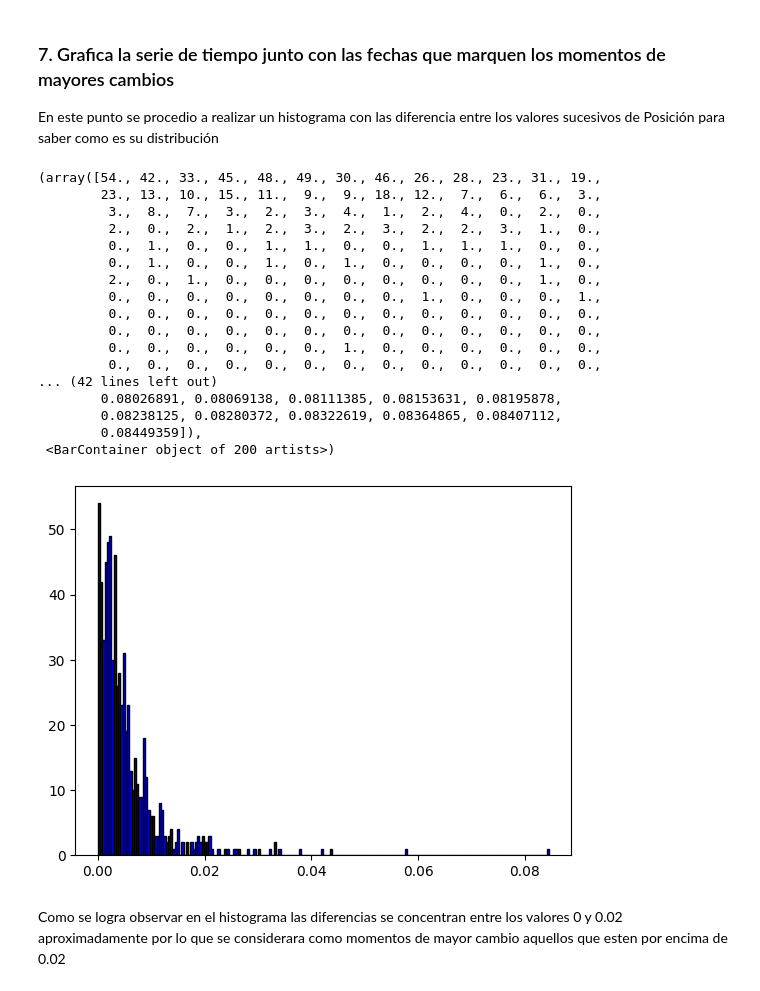
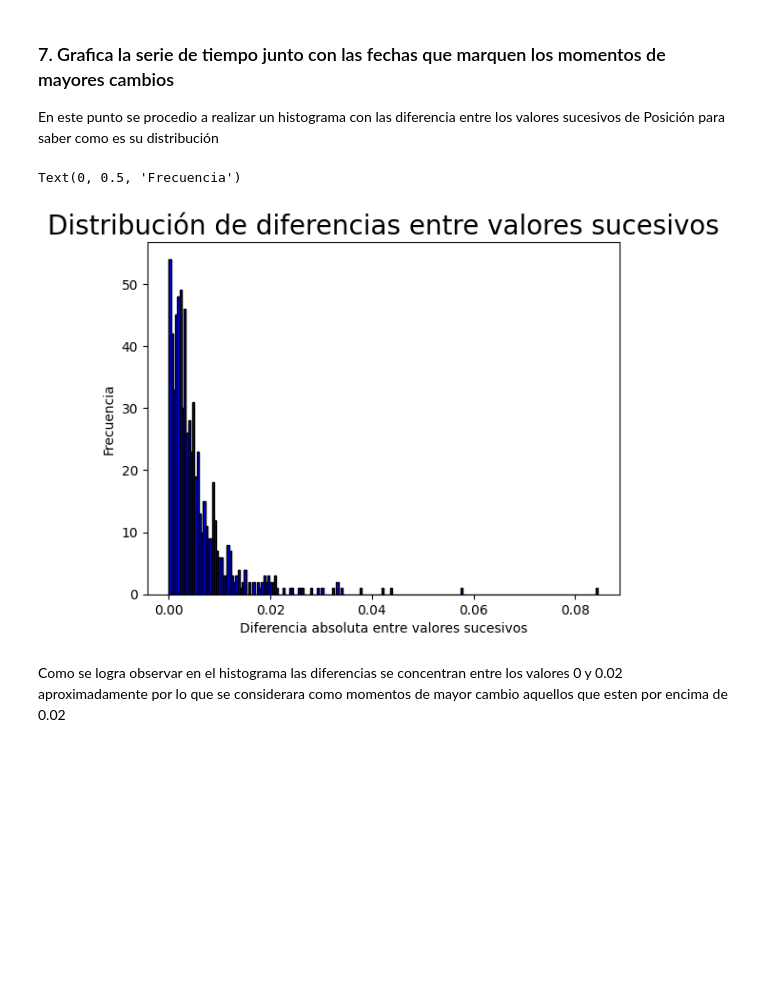
Before and after one commit to jdg16/solucion_giraldo_jupyter, a Jupyter notebook: prueba.ipynb, the cells around one changed output. Saved outputs shown, nothing was run; the diff lists cells and outputs as text; code cells hidden in the pictures; blank space fills up the shorter version.

```diff
--- a/prueba.ipynb
+++ b/prueba.ipynb
@@ -227,28 +255,17 @@ plt.legend(loc="upper left", fontsize=5)
 ### 7. Grafica la serie de tiempo junto con las fechas que marquen los momentos de mayores cambios
 
 En este punto se procedio a realizar un histograma con las diferencia entre los valores sucesivos de Posición para saber como es su distribución
-# %%
-data = df_acelero["Cambio_Posicion"].abs()
-plt.hist(data, bins=200, color="blue", edgecolor="black")
-# %% [output]
-(array([54., 42., 33., 45., 48., 49., 30., 46., 26., 28., 23., 31., 19.,
-        23., 13., 10., 15., 11.,  9.,  9., 18., 12.,  7.,  6.,  6.,  3.,
-         3.,  8.,  7.,  3.,  2.,  3.,  4.,  1.,  2.,  4.,  0.,  2.,  0.,
-         2.,  0.,  2.,  1.,  2.,  3.,  2.,  3.,  2.,  2.,  3.,  1.,  0.,
-         0.,  1.,  0.,  0.,  1.,  1.,  0.,  0.,  1.,  1.,  1.,  0.,  0.,
-         0.,  1.,  0.,  0.,  1.,  0.,  1.,  0.,  0.,  0.,  0.,  1.,  0.,
-         2.,  0.,  1.,  0.,  0.,  0.,  0.,  0.,  0.,  0.,  0.,  1.,  0.,
-         0.,  0.,  0.,  0.,  0.,  0.,  0.,  0.,  1.,  0.,  0.,  0.,  1.,
-         0.,  0.,  0.,  0.,  0.,  0.,  0.,  0.,  0.,  0.,  0.,  0.,  0.,
-         0.,  0.,  0.,  0.,  0.,  0.,  0.,  0.,  0.,  0.,  0.,  0.,  0.,
-         0.,  0.,  0.,  0.,  0.,  0.,  1.,  0.,  0.,  0.,  0.,  0.,  0.,
-         0.,  0.,  0.,  0.,  0.,  0.,  0.,  0.,  0.,  0.,  0.,  0.,  0.,
-... (42 lines left out)
-        0.08026891, 0.08069138, 0.08111385, 0.08153631, 0.08195878,
-        0.08238125, 0.08280372, 0.08322619, 0.08364865, 0.08407112,
-        0.08449359]),
- <BarContainer object of 200 artists>)
-[figure, removed]
+# %%
+data = df_acelero["Cambio_Posicion"].abs()
+plt.hist(data, bins=200, color="blue", edgecolor="black")
+plt.title(
+    "Distribución de diferencias entre valores sucesivos", fontsize=20
+)  # Asignación de titulo al gráfico
+plt.xlabel("Diferencia absoluta entre valores sucesivos")  # Etiqueta del eje x
+plt.ylabel("Frecuencia")  # Etiqueta del eje y
+# %% [output]
+Text(0, 0.5, 'Frecuencia')
+[figure, added]
 # %% [markdown]
 Como se logra observar en el histograma las diferencias se concentran entre los valores 0 y 0.02 aproximadamente por lo que se considerara como momentos de mayor cambio aquellos que esten por encima de 0.02
 # %%
```
Also changed, not shown: parts of 37 cells of this notebook.
